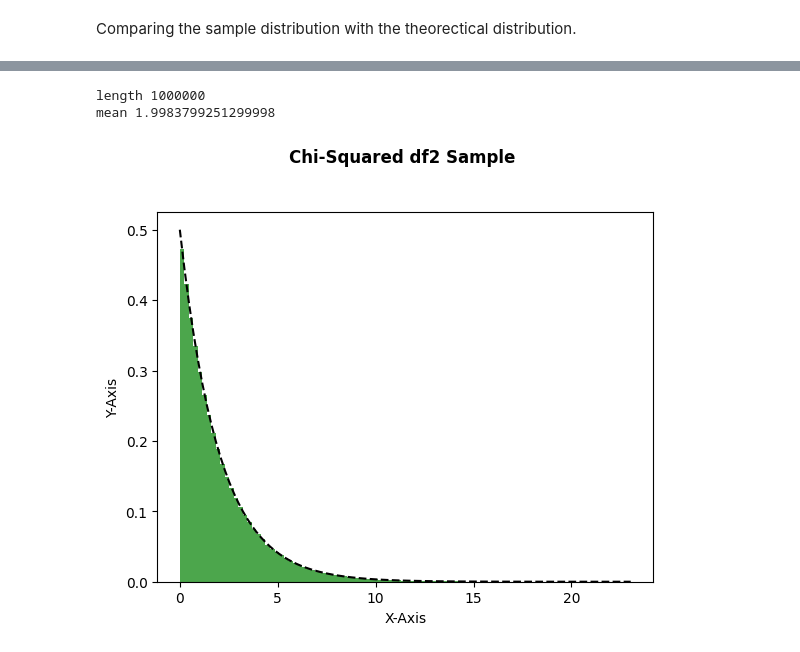
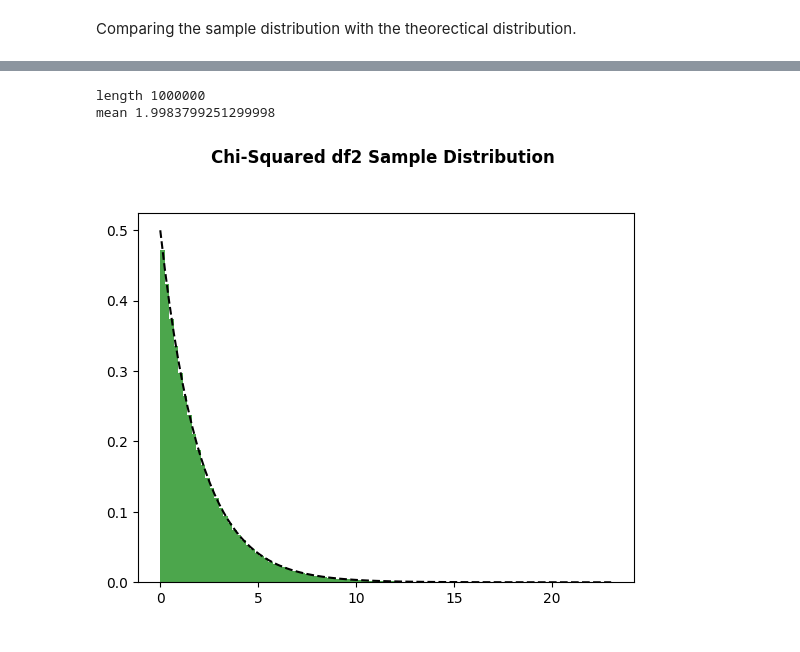
Before and after one commit to YoungGwonSong/CodingAssignmentMS, a Jupyter notebook: validation/validation.ipynb, the cells around one changed output, grey strips where cells are left out. Saved outputs shown, nothing was run; the diff lists cells and outputs as text; code cells hidden in the pictures.

```diff
--- a/validation/validation.ipynb
+++ b/validation/validation.ipynb
@@ -84,24 +84,24 @@ s_chi = [float(i[0]) for i in s_chi]
 # %%
 print("length", len(s_chi))
 print("mean" , np.mean(s_chi))
 num_bins = 100
 n, bins, patches = plt.hist(s_chi, num_bins,
                             density = 1,
                             color ='green',
                             alpha = 0.7)
 
 y = [chi2.pdf(x, 2) for x in bins]
 
 plt.plot(bins, y, '--', color ='black')
 
-plt.xlabel('X-Axis')
-plt.ylabel('Y-Axis')
+# plt.xlabel('X-Axis')
+# plt.ylabel('Y-Axis')
 
-plt.title('Chi-Squared df2 Sample \n\n',
+plt.title('Chi-Squared df2 Sample Distribution \n\n',
           fontweight = "bold")
 
 plt.show()
 # %% [output]
 length 1000000
 mean 1.9983799251299998
-[figure, old version]
+[figure, new version]
```
Also changed, not shown: parts of 2 cells of this notebook.
